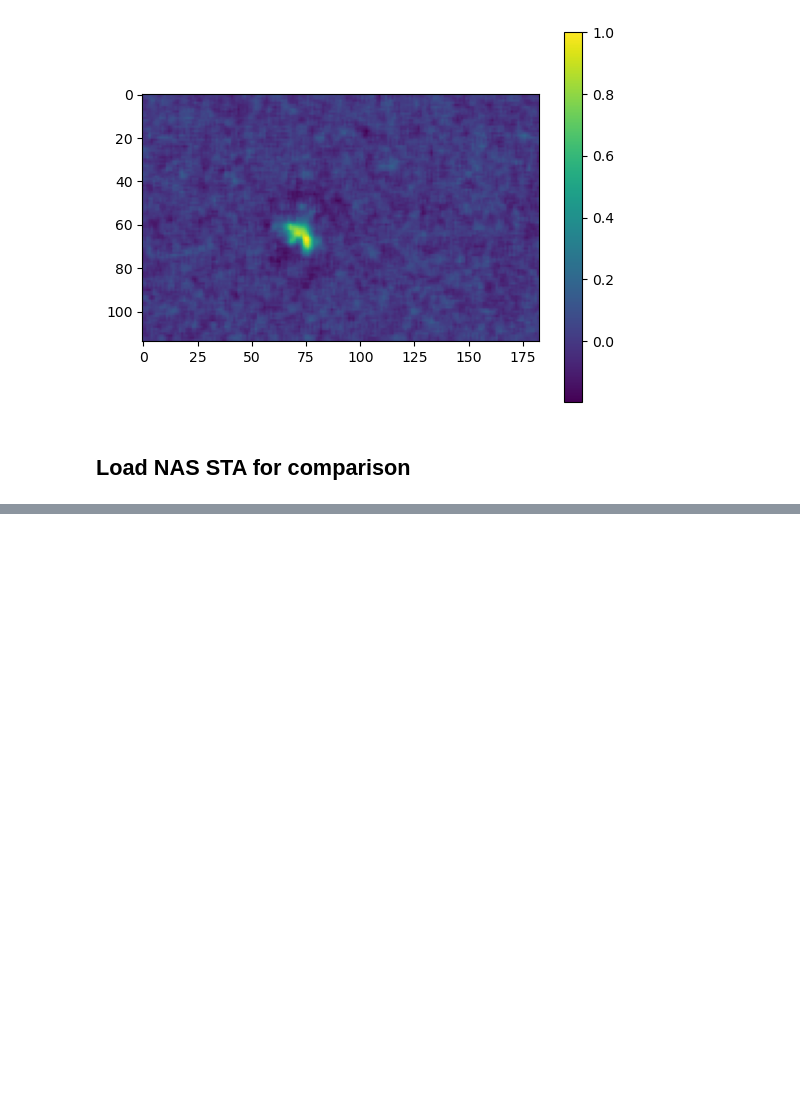
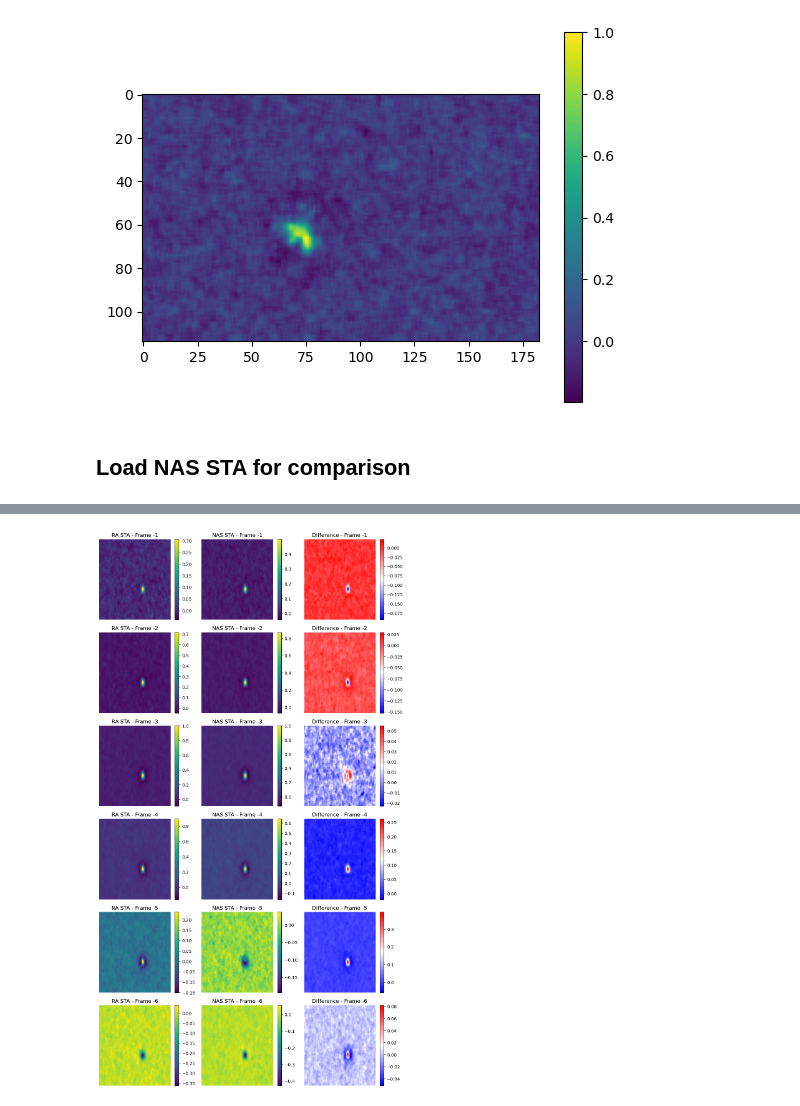
Before and after one commit to DRezeanu/retinanalysis, a Jupyter notebook: nbs/vr_sta.ipynb, the cells around one changed output, grey strips where cells are left out. Saved outputs shown, nothing was run; the diff lists cells and outputs as text; code cells hidden in the pictures; blank space fills up the shorter version.

```diff
--- a/nbs/vr_sta.ipynb
+++ b/nbs/vr_sta.ipynb
@@ -77,0 +125,43 @@ Loading VCD from /run/user/1001/gvfs/smb-share:server=128.95.10.105,share=data/a
+# %%
+def compare_sta_to_vcd(stas, vcd, cell_idx=100):
+    cell_ids = vcd.get_cell_ids()
+    cell_id = cell_ids[cell_idx]
+
+    ra_sta = stas[cell_idx]
+
+    # [H, W, D] for each channel
+    vcd_sta = vcd.get_sta_for_cell(cell_id)
+    vcd_sta = [vcd_sta.red, vcd_sta.green, vcd_sta.blue]
+    # Make [D, H, W, C]
+    vcd_sta = np.stack(vcd_sta, axis=-1).transpose(2, 0, 1, 3)
+
+    # vcd sta is cropped, so crop ra_sta
+    crop_h = vcd_sta.shape[1]
+    crop_w = vcd_sta.shape[2]
+    h_start = (ra_sta.shape[1] - crop_h) // 2
+    w_start = (ra_sta.shape[2] - crop_w) // 2
+    ra_sta = ra_sta[:, h_start:h_start+crop_h, w_start:w_start+crop_w, :]
+
+    # Frame to plot
+    ls_frames = [-1, -2, -3, -4, -5, -6]
+    fig, axs = plt.subplots(nrows=len(ls_frames), ncols=3, figsize=(10, 3*len(ls_frames)))
+    for i, i_frame in enumerate(ls_frames):
+        im=axs[i, 0].imshow(ra_sta[i_frame-1, :, :, 0], aspect='auto')
+        plt.colorbar(im, ax=axs[i, 0])
+        axs[i, 0].set_title(f'RA STA - Frame {i_frame}')
+        im=axs[i, 1].imshow(vcd_sta[i_frame, :, :, 0], aspect='auto')
+        plt.colorbar(im, ax=axs[i, 1])
+        axs[i, 1].set_title(f'NAS STA - Frame {i_frame}')
+        diff = ra_sta[i_frame-1, :, :, 0] - vcd_sta[i_frame, :, :, 0]
+        im=axs[i, 2].imshow(diff, aspect='auto', cmap='bwr')
+        plt.colorbar(im, ax=axs[i, 2])
+        axs[i, 2].set_title(f'Difference - Frame {i_frame}')
+
+    for ax in axs.flatten():
+        ax.axis('off')
+    plt.tight_layout()
+    plt.show()
+
+compare_sta_to_vcd(stas, vcd, cell_idx=4)
+# %% [output]
+[figure, added]
```
Also changed, not shown: parts of 9 cells of this notebook, 1 other file.
